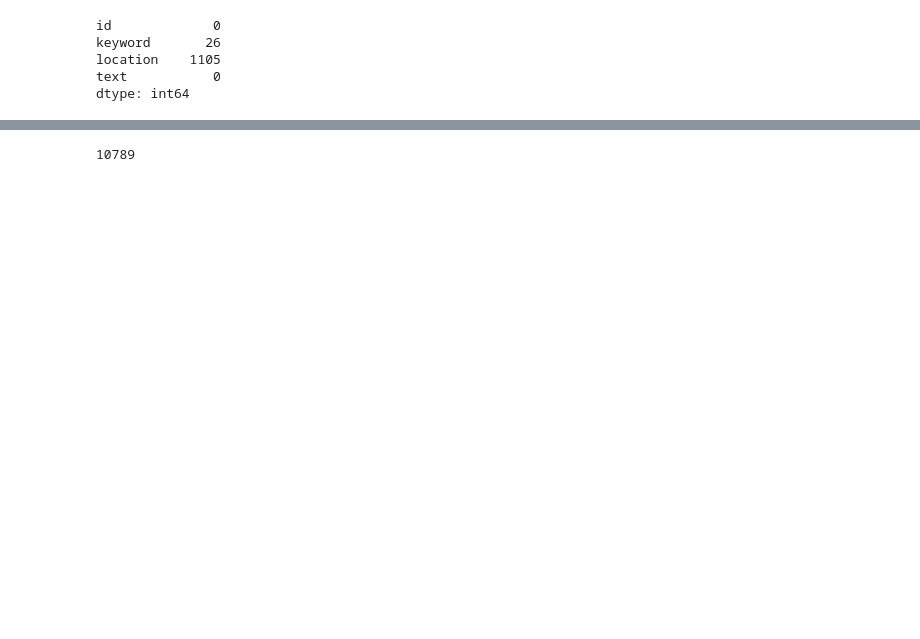
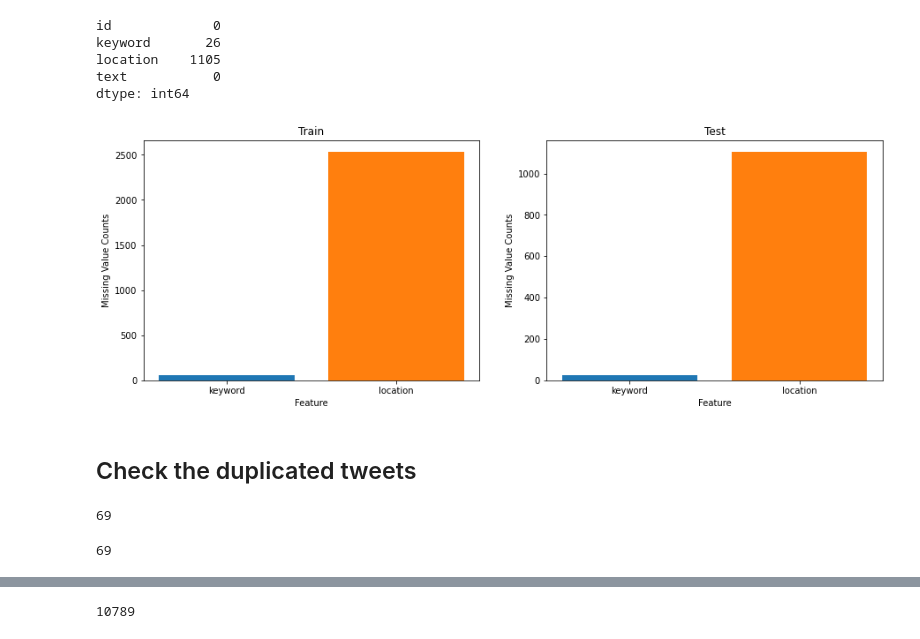
Before and after one commit to kazutoki-m/disaster-tweets, a Jupyter notebook: KM-Exploratory Analysis.ipynb, the cells around one changed output, grey strips where cells are left out. Drawn from its saved outputs; the diff is of its cells as text; code cells hidden in the pictures; blank space fills up the shorter version.

```diff
--- a/KM-Exploratory Analysis.ipynb
+++ b/KM-Exploratory Analysis.ipynb
@@ -70,6 +78,44 @@ keyword       26
 location    1105
 text           0
 dtype: int64
+# %%
+## Visualize Missing Values
+plt.figure(figsize=(15,5))
+
+plt.subplot(1, 2, 1)
+plt.bar(x='keyword', height= train[['keyword']].isnull().value_counts()[1])
+plt.bar(x='location', height = train[['location']].isnull().value_counts()[1])
+plt.xlabel('Feature')
+plt.ylabel('Missing Value Counts')
+plt.title('Train')
+
+plt.subplot(1, 2, 2)
+# plt.figure(figsize=(10,5))
+plt.bar(x='keyword', height= test[['keyword']].isnull().value_counts()[1])
+plt.bar(x='location', height = test[['location']].isnull().value_counts()[1])
+plt.xlabel('Feature')
+plt.ylabel('Missing Value Counts')
+plt.title('Test')
+
+plt.show()
+# %% [output]
+[figure, added]
+# %% [markdown]
+## Check the duplicated tweets
 # %%
 frames = [train[['id', 'keyword', 'location', 'text']],  test]
 data = pd.concat(frames)
+# %%
+import collections
+duplicates = [item for item, count in collections.Counter(train['text']).items() if count >= 2] ## There are bunch of duplicated tweets...
+len(duplicates)
+# %% [output]
+69
+# %%
+targets = []
+for d in duplicates:
+    index = [ind for ind in train.index[train['text'] == d]]
+    targets.append(train['target'][index].values.tolist())
+len(targets)
+# %% [output]
+69
```
Also changed, not shown: parts of 29 cells of this notebook, 2 other files.
